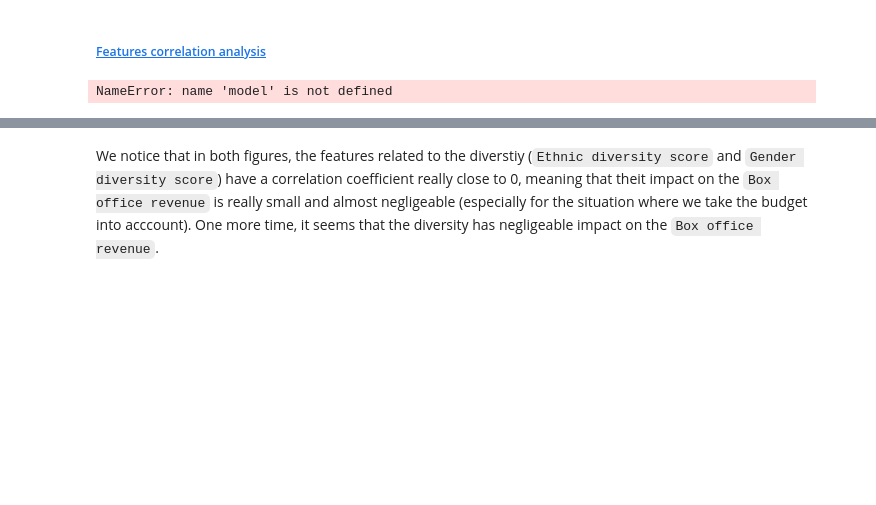
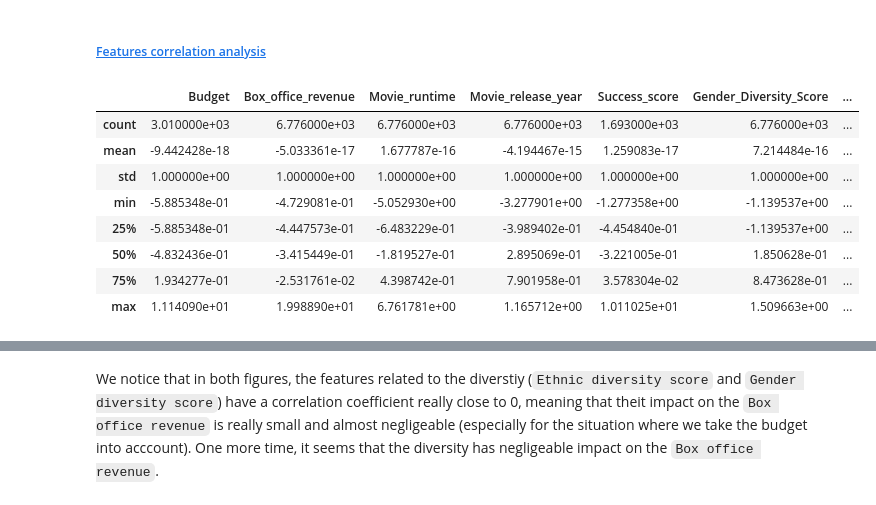
Before and after one commit to epfl-ada/ada-2023-project-draco, a Jupyter notebook: Milestone_3.ipynb, the cells around one changed output, grey strips where cells are left out. Saved outputs shown, nothing was run; the diff lists cells and outputs as text; code cells hidden in the pictures; blank space fills up the shorter version.

```diff
--- a/Milestone_3.ipynb
+++ b/Milestone_3.ipynb
@@ -2172,7 +2353,7 @@ Proportion of englsih movie from the USA 93.22
 # %% [markdown]
 Most of the movie from the USA are in english but a lower proportion of englsih movie come from the USA. The condition `USA` is mainly redundant with the `English language` condition and therefore `USA` can be removed.
 # %%
-model = model.drop(columns= 'USA',axis=1)
+model_character = model_character.drop(columns= 'USA',axis=1)
 # %% [markdown]
 ##### <a id='toc1_4_1_1_2'></a>[Features correlation analysis](#toc0_)
 # %% [markdown]
@@ -2613,13 +2819,21 @@ The first noticeable diference is that we're going to drop all the duplicate mov
 # %%
 import statsmodels.formula.api as smf
 #First standardize the features
-model_norm = model.copy()
-for column in model_norm.columns:
-    model_norm[column] = (model[column] - model[column].mean())/model[column].std()
-model_norm.columns = model_norm.columns.str.replace(' ','_')
-model_norm.describe()
+model_movie_norm = model_movie.copy()
+for column in model_movie_norm.columns:
+    model_movie_norm[column] = (model_movie[column] - model_movie[column].mean())/model_movie[column].std()
+model_movie_norm.columns = model_movie_norm.columns.str.replace(' ','_')
+model_movie_norm.describe()
 # %% [output]
-NameError: name 'model' is not defined
+|  | Budget | Box_office_revenue | Movie_runtime | Movie_release_year | Success_score | Gender_Diversity_Score | ... |
+| count | 3.010000e+03 | 6.776000e+03 | 6.776000e+03 | 6.776000e+03 | 1.693000e+03 | 6.776000e+03 | ... |
+| mean | -9.442428e-18 | -5.033361e-17 | 1.677787e-16 | -4.194467e-15 | 1.259083e-17 | 7.214484e-16 | ... |
+| std | 1.000000e+00 | 1.000000e+00 | 1.000000e+00 | 1.000000e+00 | 1.000000e+00 | 1.000000e+00 | ... |
+| min | -5.885348e-01 | -4.729081e-01 | -5.052930e+00 | -3.277901e+00 | -1.277358e+00 | -1.139537e+00 | ... |
+| 25% | -5.885348e-01 | -4.447573e-01 | -6.483229e-01 | -3.989402e-01 | -4.454840e-01 | -1.139537e+00 | ... |
+| 50% | -4.832436e-01 | -3.415449e-01 | -1.819527e-01 | 2.895069e-01 | -3.221005e-01 | 1.850628e-01 | ... |
+| 75% | 1.934277e-01 | -2.531761e-02 | 4.398742e-01 | 7.901958e-01 | 3.578304e-02 | 8.473628e-01 | ... |
+| max | 1.114090e+01 | 1.998890e+01 | 6.761781e+00 | 1.165712e+00 | 1.011025e+01 | 1.509663e+00 | ... |
 # %%
 mod = smf.ols(formula='Box_office_revenue ~   Movie_runtime  + Movie_release_year +\
                 C(English_language)  + Gender_Diversity_Score + Ethnic_Diversity_Score	+ \
```
Also changed, not shown: parts of 47 cells of this notebook.
